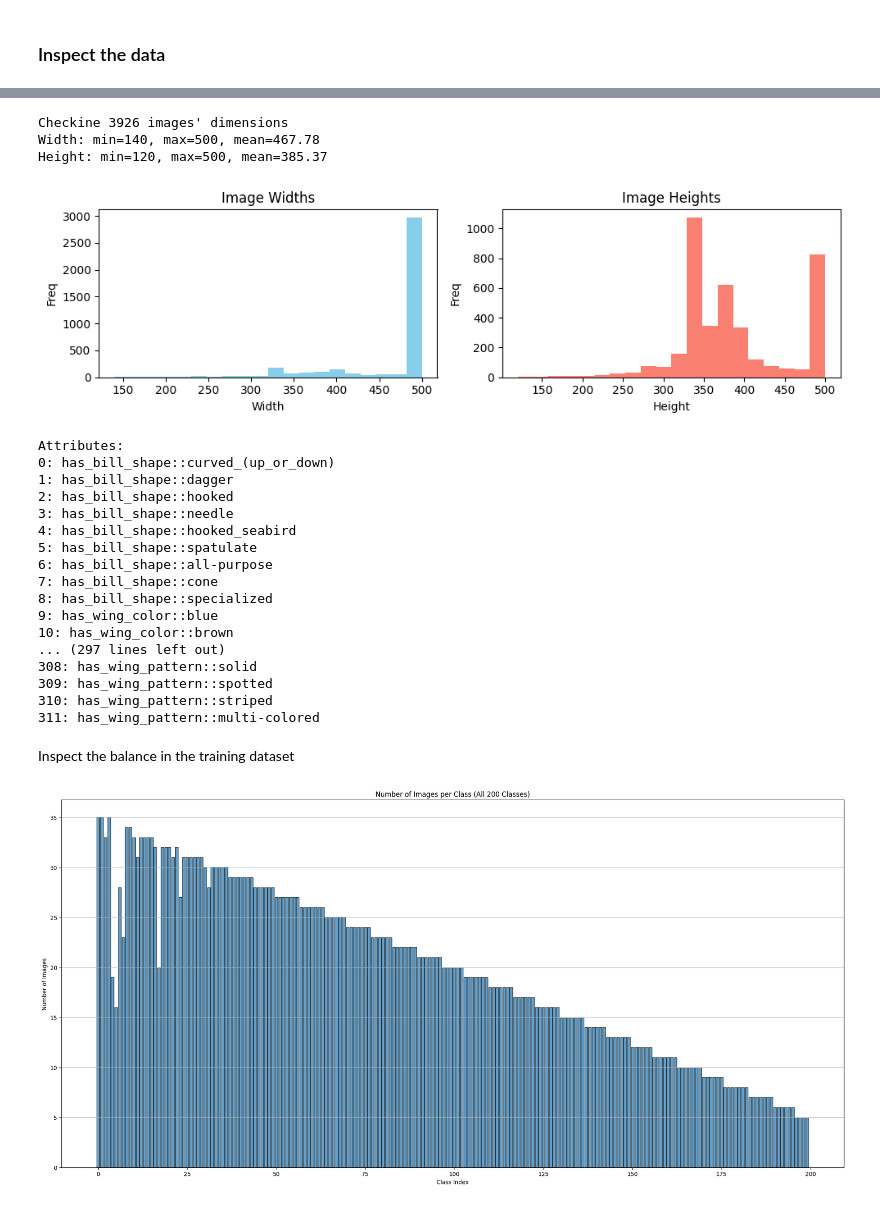
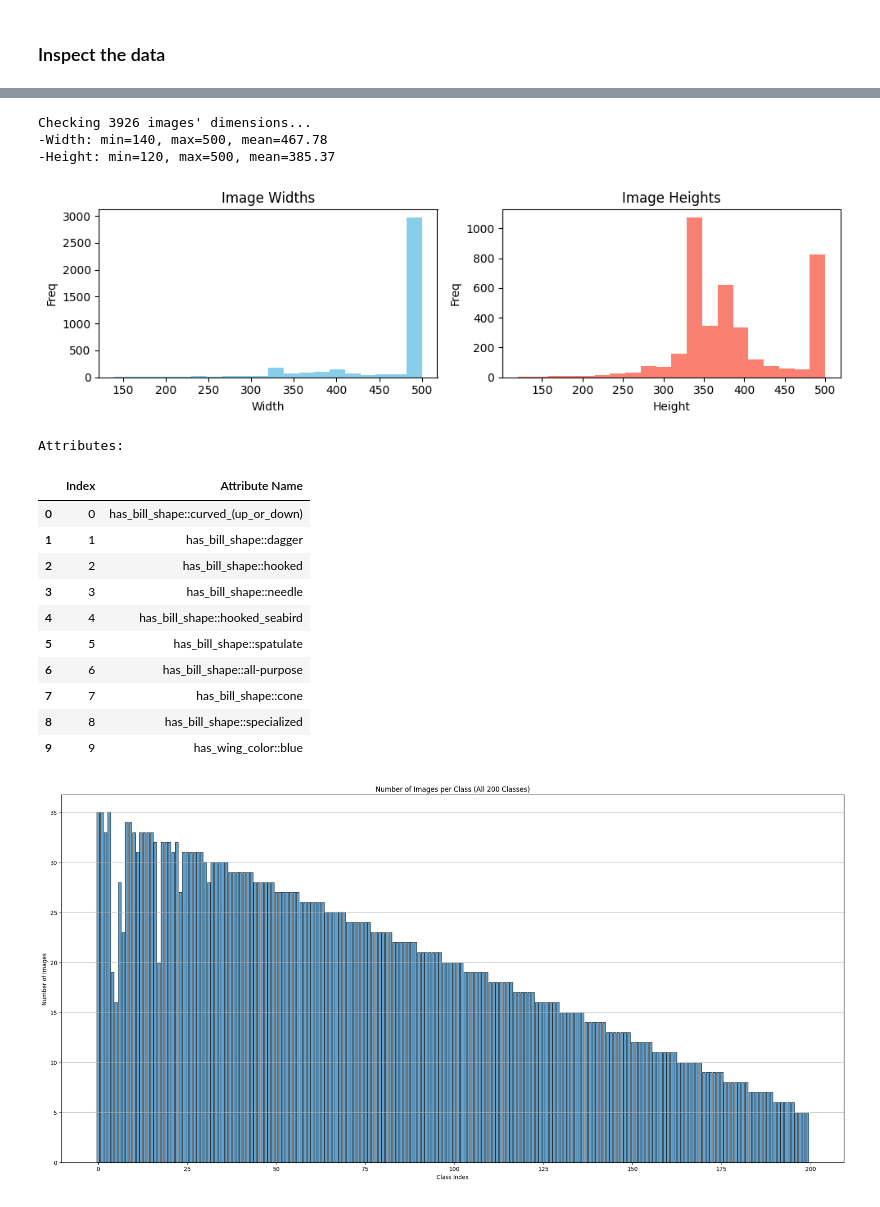
Before and after one commit to bgrsph/aml-2025-feathers, a Jupyter notebook: feathers.ipynb, the cells around one changed output, grey strips where cells are left out. Cells and saved outputs as stored; diff of their text form; code cells hidden in the pictures.

```diff
--- a/feathers.ipynb
+++ b/feathers.ipynb
@@ -58,7 +60,7 @@ Random images (with their labels)from the training set:
 sizes = [Image.open(f"Data/Raw/train_images{p}").size for p in train_df['image_path']]
 widths = [s[0] for s in sizes]
 heights = [s[1] for s in sizes]
-print(f"Checkine {len(w)} images' dimensions\nWidth: min={min(w)}, max={max(w)}, mean={np.mean(w):.2f}\nHeight: min={min(h)}, max={max(h)}, mean={np.mean(h):.2f}")
+print(f"Checking {len(w)} images' dimensions... \n-Width: min={min(w)}, max={max(w)}, mean={np.mean(w):.2f}\n-Height: min={min(h)}, max={max(h)}, mean={np.mean(h):.2f}")
 
 fig, axs = plt.subplots(1,2,figsize=(10,3))
 axs[0].hist(widths, bins=20, color='skyblue'), axs[0].set(title='Image Widths', xlabel='Width', ylabel='Freq')
@@ -66,33 +68,26 @@ axs[1].hist(heights, bins=20, color='salmon'), axs[1].set(title='Image Heights',
 plt.tight_layout()
 plt.show()
 # %% [output]
-Checkine 3926 images' dimensions
-Width: min=140, max=500, mean=467.78
-Height: min=120, max=500, mean=385.37
+Checking 3926 images' dimensions...
+-Width: min=140, max=500, mean=467.78
+-Height: min=120, max=500, mean=385.37
 [figure]
 # %%
 # Inspect the attributes
+attributes_df = pd.DataFrame({'Index': range(len(attribute_names)), 'Attribute Name': attribute_names})
 print("Attributes:")
-for i in range(len(attribute_names)):
-    print(f"{i}: {attribute_names[i]}")
+display(attributes_df.head(10))
 # %% [output]
 Attributes:
-0: has_bill_shape::curved_(up_or_down)
-1: has_bill_shape::dagger
-2: has_bill_shape::hooked
-3: has_bill_shape::needle
-4: has_bill_shape::hooked_seabird
-5: has_bill_shape::spatulate
-6: has_bill_shape::all-purpose
-7: has_bill_shape::cone
-8: has_bill_shape::specialized
-9: has_wing_color::blue
-10: has_wing_color::brown
-... (297 lines left out)
-308: has_wing_pattern::solid
-309: has_wing_pattern::spotted
-310: has_wing_pattern::striped
-311: has_wing_pattern::multi-colored
+|  | Index | Attribute Name |
+| 0 | 0 | has_bill_shape::curved_(up_or_down) |
+| 1 | 1 | has_bill_shape::dagger |
+| 2 | 2 | has_bill_shape::hooked |
+| 3 | 3 | has_bill_shape::needle |
+| 4 | 4 | has_bill_shape::hooked_seabird |
+| 5 | 5 | has_bill_shape::spatulate |
+| 6 | 6 | has_bill_shape::all-purpose |
+| 7 | 7 | has_bill_shape::cone |
+| 8 | 8 | has_bill_shape::specialized |
+| 9 | 9 | has_wing_color::blue |
-# %% [markdown]
-Inspect the balance in the training dataset
 # %%
```
Also changed, not shown: parts of 4 cells of this notebook.
